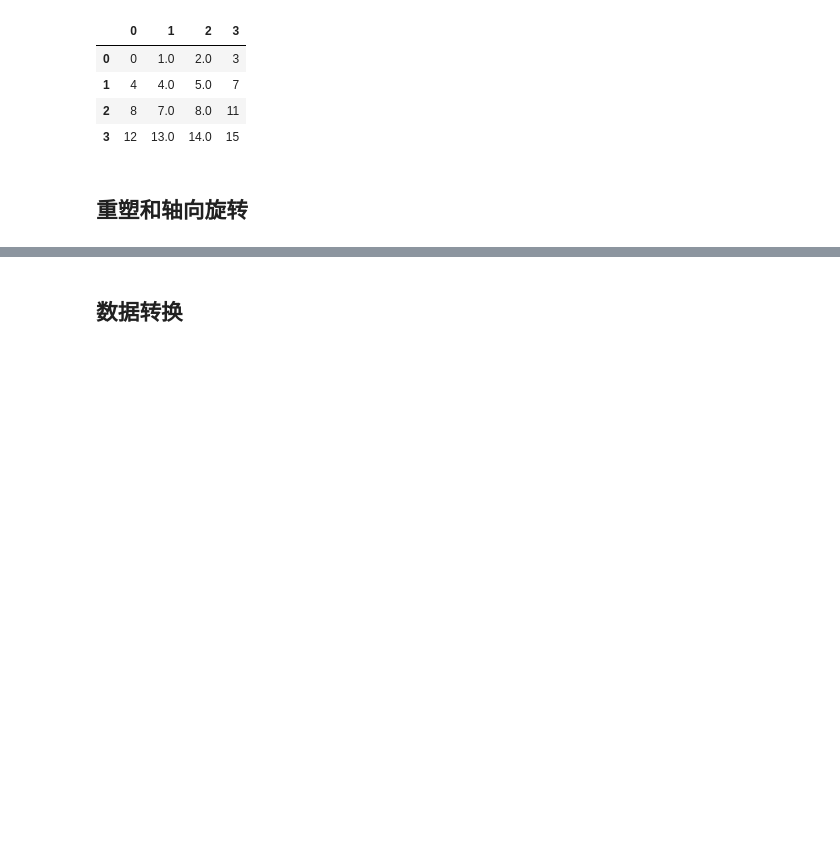
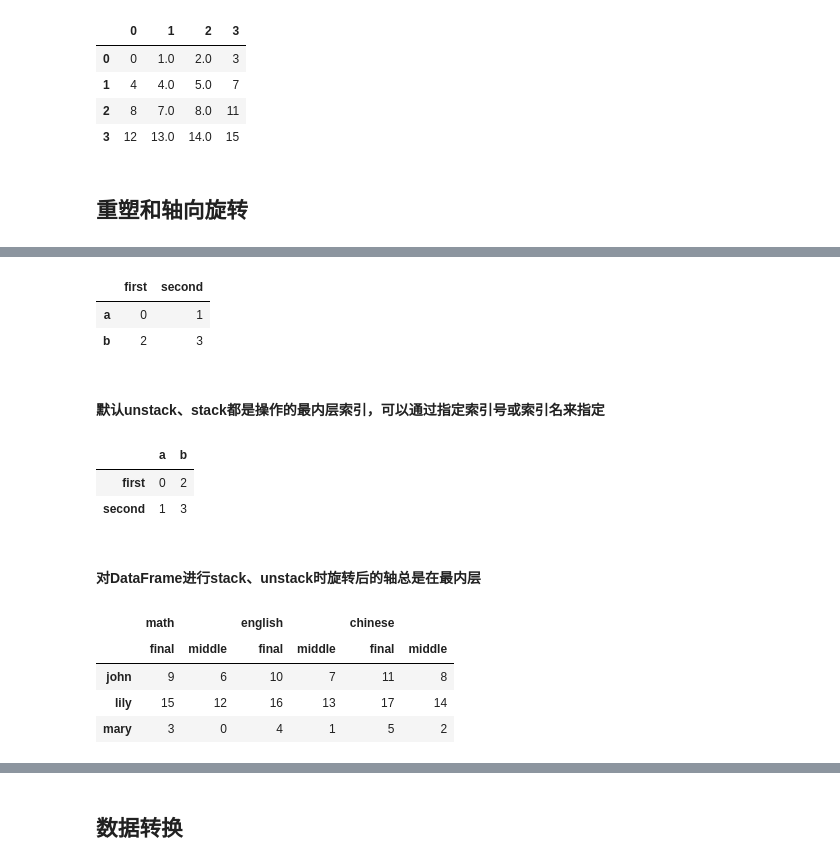
Before and after one commit to NemoHoHaloAi/machine_learning, a Jupyter notebook: python数据分析/数据规整化：清理、转换、合并、重塑.ipynb, the cells around one changed output, grey strips where cells are left out. Cells and saved outputs as stored; diff of their text form; code cells hidden in the pictures; blank space fills up the shorter version.

```diff
--- a/python数据分析/数据规整化：清理、转换、合并、重塑.ipynb
+++ b/python数据分析/数据规整化：清理、转换、合并、重塑.ipynb
@@ -385,0 +405,17 @@ http://pandas.pydata.org/pandas-docs/stable/indexing.html#ix-indexer-is-deprecat
+# %%
+se = Series(np.arange(4), index=[['a','a','b','b'],['first','second','first','second']])
+se.unstack() # 原来的内层索引变成了列名
+# %% [output]
+|  | first | second |
+| a | 0 | 1 |
+| b | 2 | 3 |
+# %% [markdown]
+#### 默认unstack、stack都是操作的**最内层**索引，可以通过指定索引号或索引名来指定
+# %%
+se.unstack(0) # 默认总是n-1，指定0操作最外层索引
+# %% [output]
+|  | a | b |
+| first | 0 | 2 |
+| second | 1 | 3 |
+# %% [markdown]
+#### 对DataFrame进行stack、unstack时旋转后的轴总是在最内层
@@ -385,0 +426,8 @@ http://pandas.pydata.org/pandas-docs/stable/indexing.html#ix-indexer-is-deprecat
+# %%
+df.unstack() # 将索引转为层次最内层的列，此处使用默认最内层索引
+# %% [output]
+|  | math |  | english |  | chinese |  |
+|  | final | middle | final | middle | final | middle |
+| john | 9 | 6 | 10 | 7 | 11 | 8 |
+| lily | 15 | 12 | 16 | 13 | 17 | 14 |
+| mary | 3 | 0 | 4 | 1 | 5 | 2 |
```
Also changed, not shown: parts of 15 cells of this notebook.
